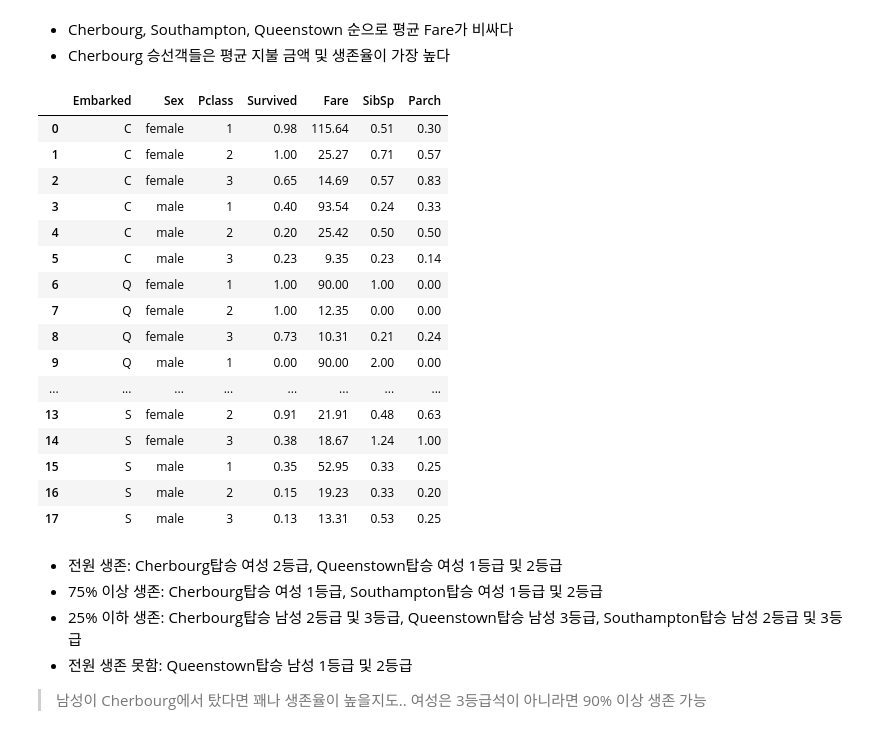
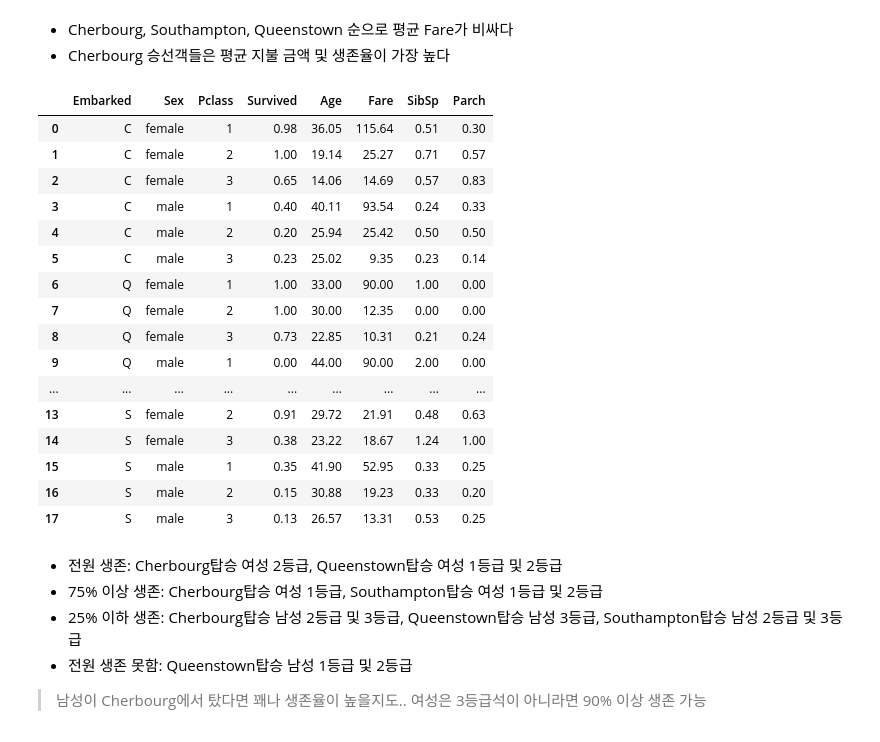
Before and after one commit to HAMJiyoung/Titanic-Machine-Learning-from-Disaster, a Jupyter notebook: Titanic_machine_learning.ipynb, the cells around one changed output. Saved outputs shown, nothing was run; the diff lists cells and outputs as text; code cells hidden in the pictures.

```diff
--- a/Titanic_machine_learning.ipynb
+++ b/Titanic_machine_learning.ipynb
@@ -329,25 +329,25 @@ round(df_train[['Embarked', 'Sex', 'Survived', 'Fare', 'Pclass', 'SibSp', 'Parch
 - Cherbourg, Southampton, Queenstown 순으로 평균 Fare가 비싸다
 - Cherbourg 승선객들은 평균 지불 금액 및 생존율이 가장 높다
 # %%
-round(df_train[['Embarked', 'Sex', 'Survived', 'Fare', 'Pclass', 'SibSp', 'Parch']].groupby(['Embarked', 'Sex', 'Pclass'], as_index = False).mean(), 2)
+round(df_train[['Embarked', 'Sex', 'Survived', 'Age', 'Fare', 'Pclass', 'SibSp', 'Parch']].groupby(['Embarked', 'Sex', 'Pclass'], as_index = False).mean(), 2)
 # %% [output]
-|  | Embarked | Sex | Pclass | Survived | Fare | SibSp | Parch |
-| 0 | C | female | 1 | 0.98 | 115.64 | 0.51 | 0.30 |
-| 1 | C | female | 2 | 1.00 | 25.27 | 0.71 | 0.57 |
-| 2 | C | female | 3 | 0.65 | 14.69 | 0.57 | 0.83 |
-| 3 | C | male | 1 | 0.40 | 93.54 | 0.24 | 0.33 |
-| 4 | C | male | 2 | 0.20 | 25.42 | 0.50 | 0.50 |
-| 5 | C | male | 3 | 0.23 | 9.35 | 0.23 | 0.14 |
-| 6 | Q | female | 1 | 1.00 | 90.00 | 1.00 | 0.00 |
-| 7 | Q | female | 2 | 1.00 | 12.35 | 0.00 | 0.00 |
-| 8 | Q | female | 3 | 0.73 | 10.31 | 0.21 | 0.24 |
-| 9 | Q | male | 1 | 0.00 | 90.00 | 2.00 | 0.00 |
-| ... | ... | ... | ... | ... | ... | ... | ... |
-| 13 | S | female | 2 | 0.91 | 21.91 | 0.48 | 0.63 |
-| 14 | S | female | 3 | 0.38 | 18.67 | 1.24 | 1.00 |
-| 15 | S | male | 1 | 0.35 | 52.95 | 0.33 | 0.25 |
-| 16 | S | male | 2 | 0.15 | 19.23 | 0.33 | 0.20 |
-| 17 | S | male | 3 | 0.13 | 13.31 | 0.53 | 0.25 |
+|  | Embarked | Sex | Pclass | Survived | Age | Fare | SibSp | Parch |
+| 0 | C | female | 1 | 0.98 | 36.05 | 115.64 | 0.51 | 0.30 |
+| 1 | C | female | 2 | 1.00 | 19.14 | 25.27 | 0.71 | 0.57 |
+| 2 | C | female | 3 | 0.65 | 14.06 | 14.69 | 0.57 | 0.83 |
+| 3 | C | male | 1 | 0.40 | 40.11 | 93.54 | 0.24 | 0.33 |
+| 4 | C | male | 2 | 0.20 | 25.94 | 25.42 | 0.50 | 0.50 |
+| 5 | C | male | 3 | 0.23 | 25.02 | 9.35 | 0.23 | 0.14 |
+| 6 | Q | female | 1 | 1.00 | 33.00 | 90.00 | 1.00 | 0.00 |
+| 7 | Q | female | 2 | 1.00 | 30.00 | 12.35 | 0.00 | 0.00 |
+| 8 | Q | female | 3 | 0.73 | 22.85 | 10.31 | 0.21 | 0.24 |
+| 9 | Q | male | 1 | 0.00 | 44.00 | 90.00 | 2.00 | 0.00 |
+| ... | ... | ... | ... | ... | ... | ... | ... | ... |
+| 13 | S | female | 2 | 0.91 | 29.72 | 21.91 | 0.48 | 0.63 |
+| 14 | S | female | 3 | 0.38 | 23.22 | 18.67 | 1.24 | 1.00 |
+| 15 | S | male | 1 | 0.35 | 41.90 | 52.95 | 0.33 | 0.25 |
+| 16 | S | male | 2 | 0.15 | 30.88 | 19.23 | 0.33 | 0.20 |
+| 17 | S | male | 3 | 0.13 | 26.57 | 13.31 | 0.53 | 0.25 |
 # %% [markdown]
 - 전원 생존: Cherbourg탑승 여성 2등급, Queenstown탑승 여성 1등급 및 2등급
 - 75% 이상 생존: Cherbourg탑승 여성 1등급, Southampton탑승 여성 1등급 및 2등급
```
Also changed, not shown: parts of 20 cells of this notebook.
